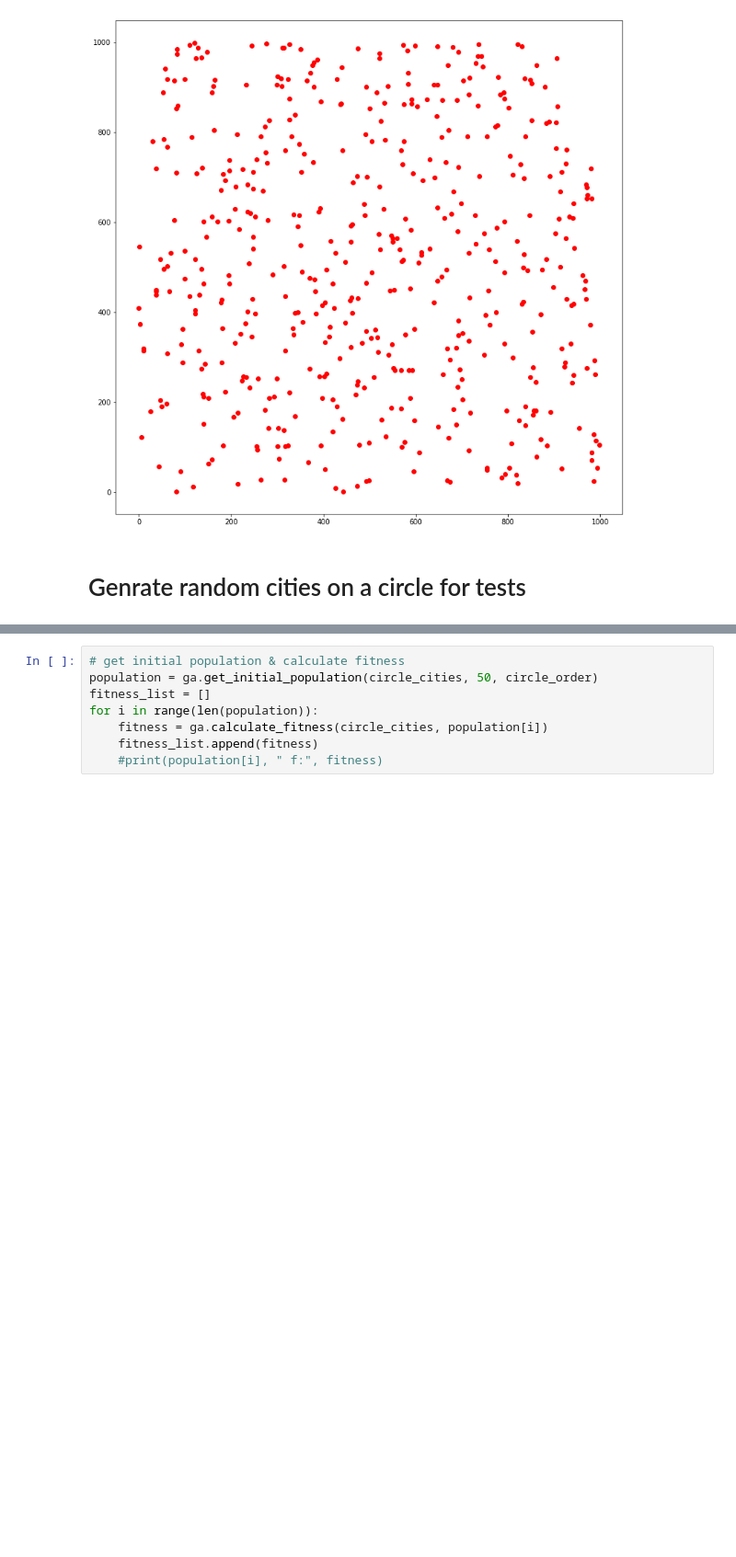
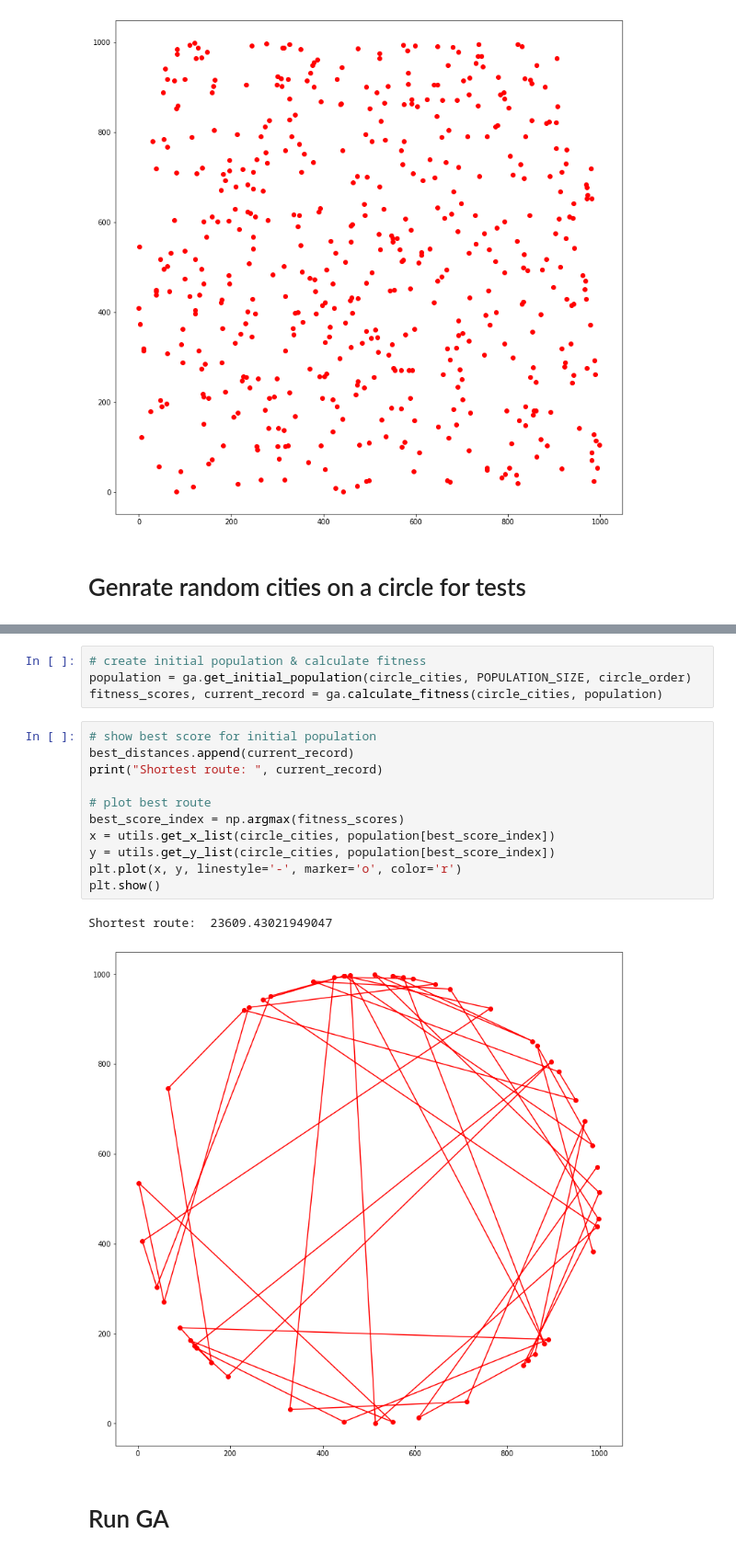
Before and after one commit to vegetablecode/ai-chapter, a Jupyter notebook: genetic-algorithm/notebook/genetic.ipynb, the cells around one changed output, grey strips where cells are left out. Shown: that part at 92% size. Cells and saved outputs as stored; diff of their text form; blank space fills up the shorter version.

```diff
--- a/genetic-algorithm/notebook/genetic.ipynb
+++ b/genetic-algorithm/notebook/genetic.ipynb
@@ -69,8 +82,20 @@ import src.genetic_algorithm as ga
 # %%
-# get initial population & calculate fitness
-population = ga.get_initial_population(circle_cities, 50, circle_order)
-fitness_list = []
-for i in range(len(population)):
-    fitness = ga.calculate_fitness(circle_cities, population[i])
-    fitness_list.append(fitness)
-    #print(population[i], " f:", fitness)
+# create initial population & calculate fitness
+population = ga.get_initial_population(circle_cities, POPULATION_SIZE, circle_order)
+fitness_scores, current_record = ga.calculate_fitness(circle_cities, population)
+# %%
+# show best score for initial population
+best_distances.append(current_record)
+print("Shortest route: ", current_record)
+
+# plot best route
+best_score_index = np.argmax(fitness_scores)
+x = utils.get_x_list(circle_cities, population[best_score_index])
+y = utils.get_y_list(circle_cities, population[best_score_index])
+plt.plot(x, y, linestyle='-', marker='o', color='r')
+plt.show()
+# %% [output]
+Shortest route:  23609.43021949047
+[figure, added]
+# %% [markdown]
+# Run GA
```
Also changed, not shown: parts of 11 cells of this notebook, 1 other file.
